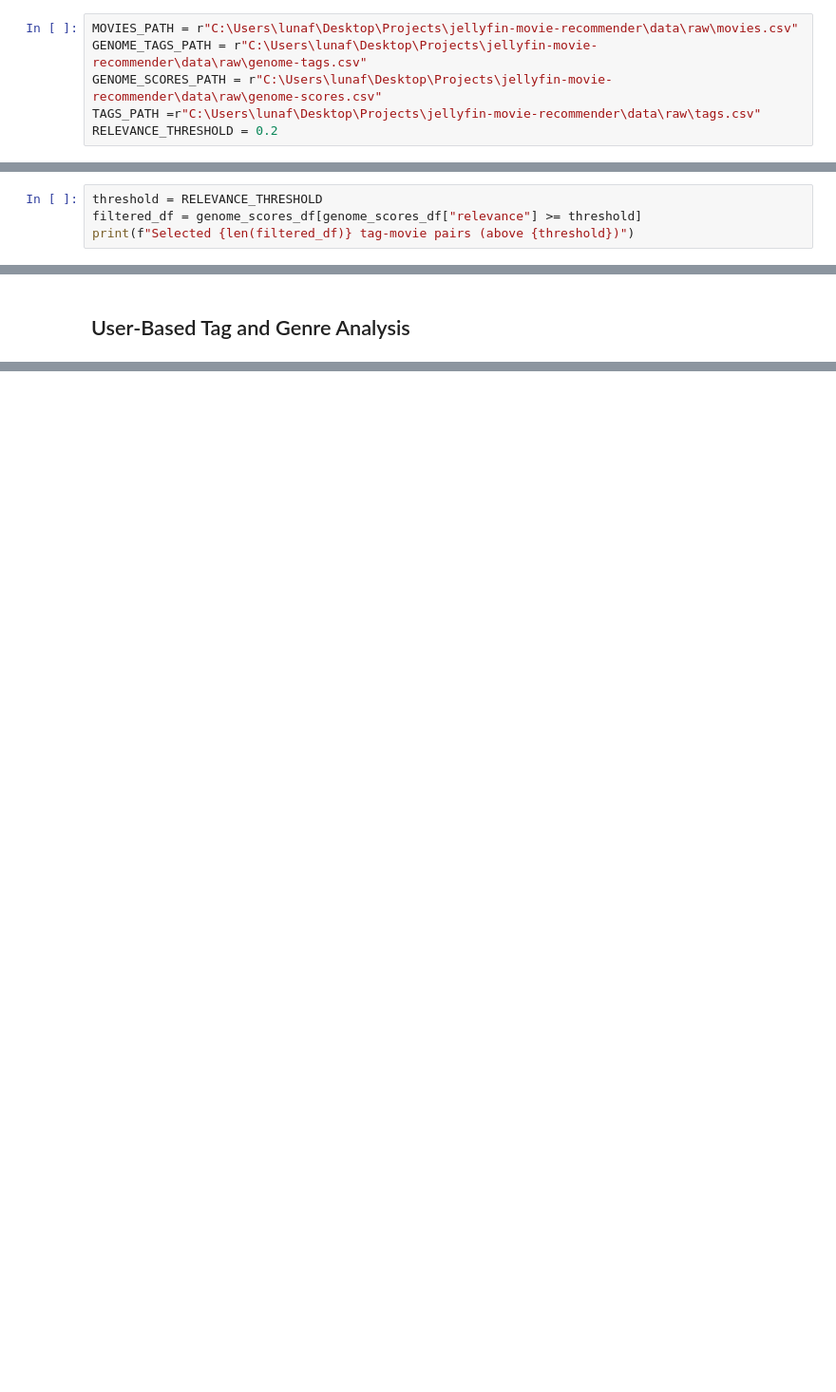
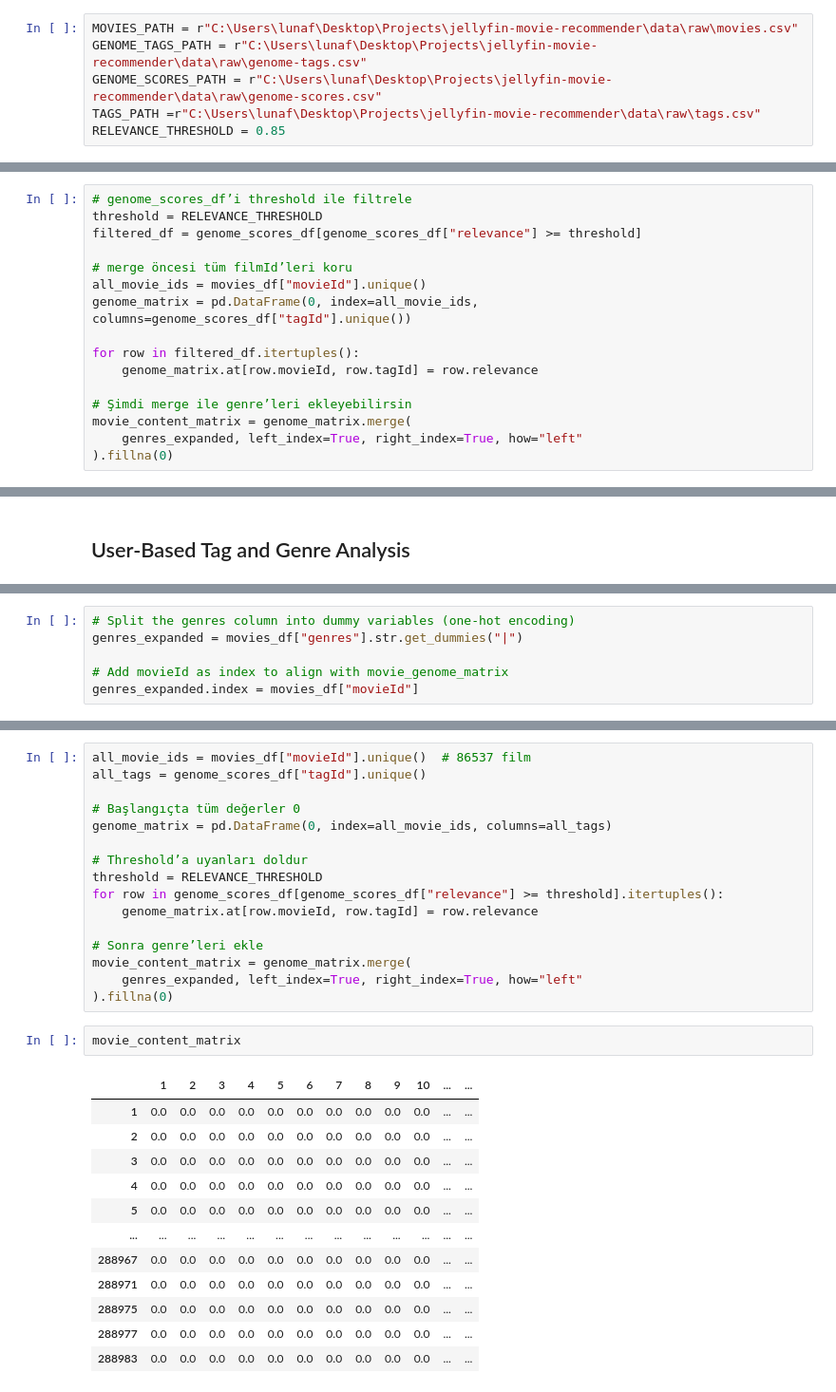
Before and after one commit to fsezgin/jellyfin-movie-recommender, a Jupyter notebook: notebooks/content-based.ipynb, the cells around one changed output, grey strips where cells are left out. Shown: that part at 95% size. Saved outputs shown, nothing was run; the diff lists cells and outputs as text; blank space fills up the shorter version.

Commit message:
Create genre and tag features for content-based recommendations
- Genre and tag rows are created in movie_content_matrix
- Algorithm can now suggest movies based on user's watched genres and tags

```diff
--- a/notebooks/content-based.ipynb
+++ b/notebooks/content-based.ipynb
@@ -13,7 +13,7 @@ MOVIES_PATH = r"C:\Users\lunaf\Desktop\Projects\jellyfin-movie-recommender\data\
 GENOME_TAGS_PATH = r"C:\Users\lunaf\Desktop\Projects\jellyfin-movie-recommender\data\raw\genome-tags.csv"
 GENOME_SCORES_PATH = r"C:\Users\lunaf\Desktop\Projects\jellyfin-movie-recommender\data\raw\genome-scores.csv"
 TAGS_PATH =r"C:\Users\lunaf\Desktop\Projects\jellyfin-movie-recommender\data\raw\tags.csv"
-RELEVANCE_THRESHOLD = 0.2
+RELEVANCE_THRESHOLD = 0.85
 # %%
 movies_df = pd.read_csv(MOVIES_PATH)
 genome_tags_df = pd.read_csv(GENOME_TAGS_PATH)
@@ -89,4 +90,16 @@ plt.show()
 # %%
+# genome_scores_df’i threshold ile filtrele
 threshold = RELEVANCE_THRESHOLD
 filtered_df = genome_scores_df[genome_scores_df["relevance"] >= threshold]
-print(f"Selected {len(filtered_df)} tag-movie pairs (above {threshold})")
+
+# merge öncesi tüm filmId’leri koru
+all_movie_ids = movies_df["movieId"].unique()
+genome_matrix = pd.DataFrame(0, index=all_movie_ids, columns=genome_scores_df["tagId"].unique())
+
+for row in filtered_df.itertuples():
+    genome_matrix.at[row.movieId, row.tagId] = row.relevance
+
+# Şimdi merge ile genre’leri ekleyebilirsin
+movie_content_matrix = genome_matrix.merge(
+    genres_expanded, left_index=True, right_index=True, how="left"
+).fillna(0)
@@ -197,0 +290,6 @@ Below are the **top 5 (highest relevance)** and **bottom 5 (lowest relevance abo
+# %%
+# Split the genres column into dummy variables (one-hot encoding)
+genres_expanded = movies_df["genres"].str.get_dummies("|")
+
+# Add movieId as index to align with movie_genome_matrix
+genres_expanded.index = movies_df["movieId"]
@@ -197,0 +310,31 @@ Below are the **top 5 (highest relevance)** and **bottom 5 (lowest relevance abo
+# %%
+all_movie_ids = movies_df["movieId"].unique()  # 86537 film
+all_tags = genome_scores_df["tagId"].unique()
+
+# Başlangıçta tüm değerler 0
+genome_matrix = pd.DataFrame(0, index=all_movie_ids, columns=all_tags)
+
+# Threshold’a uyanları doldur
+threshold = RELEVANCE_THRESHOLD
+for row in genome_scores_df[genome_scores_df["relevance"] >= threshold].itertuples():
+    genome_matrix.at[row.movieId, row.tagId] = row.relevance
+
+# Sonra genre’leri ekle
+movie_content_matrix = genome_matrix.merge(
+    genres_expanded, left_index=True, right_index=True, how="left"
+).fillna(0)
+# %%
+movie_content_matrix
+# %% [output]
+|  | 1 | 2 | 3 | 4 | 5 | 6 | 7 | 8 | 9 | 10 | ... | ... |
+| 1 | 0.0 | 0.0 | 0.0 | 0.0 | 0.0 | 0.0 | 0.0 | 0.0 | 0.0 | 0.0 | ... | ... |
+| 2 | 0.0 | 0.0 | 0.0 | 0.0 | 0.0 | 0.0 | 0.0 | 0.0 | 0.0 | 0.0 | ... | ... |
+| 3 | 0.0 | 0.0 | 0.0 | 0.0 | 0.0 | 0.0 | 0.0 | 0.0 | 0.0 | 0.0 | ... | ... |
+| 4 | 0.0 | 0.0 | 0.0 | 0.0 | 0.0 | 0.0 | 0.0 | 0.0 | 0.0 | 0.0 | ... | ... |
+| 5 | 0.0 | 0.0 | 0.0 | 0.0 | 0.0 | 0.0 | 0.0 | 0.0 | 0.0 | 0.0 | ... | ... |
+| ... | ... | ... | ... | ... | ... | ... | ... | ... | ... | ... | ... | ... |
+| 288967 | 0.0 | 0.0 | 0.0 | 0.0 | 0.0 | 0.0 | 0.0 | 0.0 | 0.0 | 0.0 | ... | ... |
+| 288971 | 0.0 | 0.0 | 0.0 | 0.0 | 0.0 | 0.0 | 0.0 | 0.0 | 0.0 | 0.0 | ... | ... |
+| 288975 | 0.0 | 0.0 | 0.0 | 0.0 | 0.0 | 0.0 | 0.0 | 0.0 | 0.0 | 0.0 | ... | ... |
+| 288977 | 0.0 | 0.0 | 0.0 | 0.0 | 0.0 | 0.0 | 0.0 | 0.0 | 0.0 | 0.0 | ... | ... |
+| 288983 | 0.0 | 0.0 | 0.0 | 0.0 | 0.0 | 0.0 | 0.0 | 0.0 | 0.0 | 0.0 | ... | ... |
```
Also changed, not shown: parts of 35 cells of this notebook.
